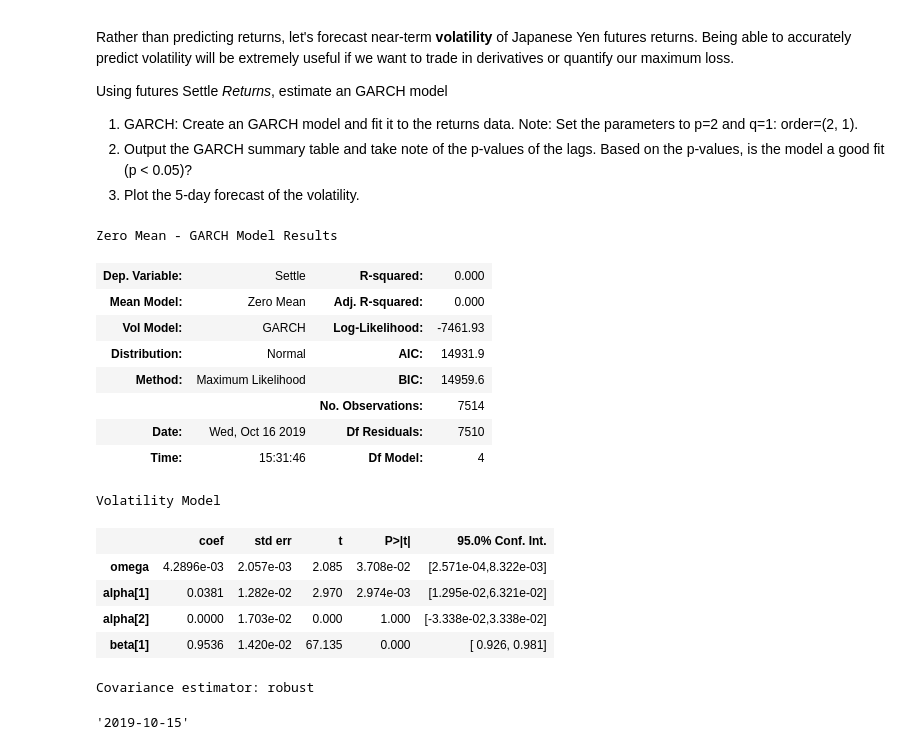
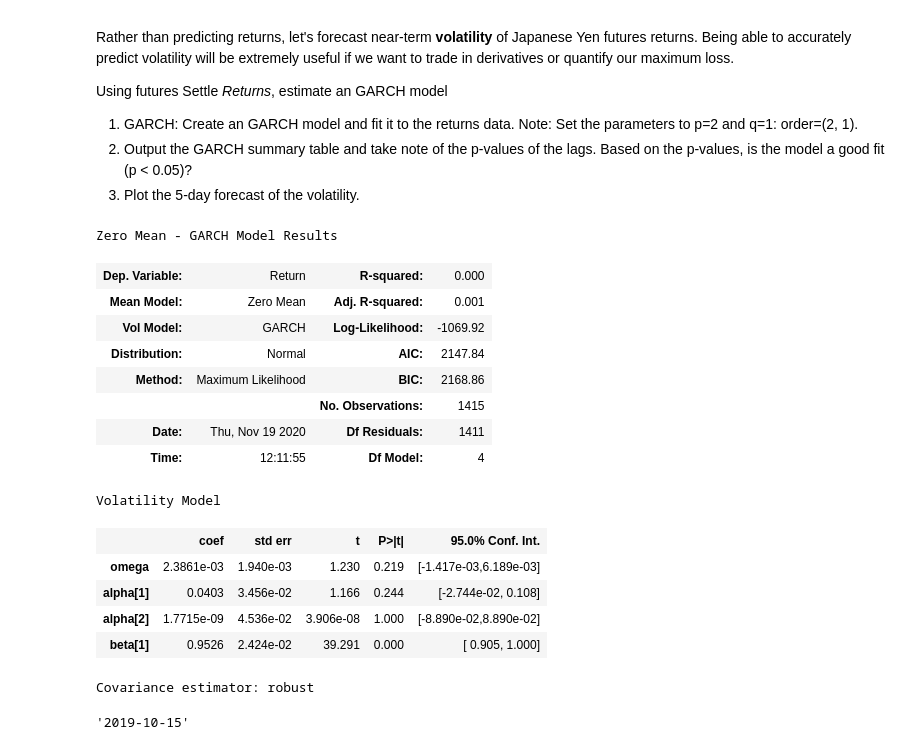
Before and after one commit to campbell8081/Unit10-TimeSeriesHW, a Jupyter notebook: time_series_analysis.ipynb, the cells around one changed output. Saved outputs shown, nothing was run; the diff lists cells and outputs as text; code cells hidden in the pictures.

```diff
--- a/time_series_analysis.ipynb
+++ b/time_series_analysis.ipynb
@@ -234,6 +234,9 @@ Using futures Settle *Returns*, estimate an GARCH model
 # %%
 import arch as arch
 from arch import arch_model
+# %%
+yen_futures['Return'] = yen_futures.Settle.pct_change() * 100
+yen_futures = yen_futures.replace(-np.inf, np.nan).dropna()
 # %%
 # Estimate a GARCH model:
 garch_model = arch_model(yen_futures.Return, mean="Zero", vol="GARCH", p=2, q=1)
@@ -241,23 +244,23 @@ garch_model = arch_model(yen_futures.Return, mean="Zero", vol="GARCH", p=2, q=1)
 garch_results = garch_model.fit(disp="off")
 # %%
 # Summarize the model results
-# YOUR CODE HERE!
+garch_results.summary()
 # %% [output]
 Zero Mean - GARCH Model Results
-| Dep. Variable: | Settle | R-squared: | 0.000 |
-| Mean Model: | Zero Mean | Adj. R-squared: | 0.000 |
-| Vol Model: | GARCH | Log-Likelihood: | -7461.93 |
-| Distribution: | Normal | AIC: | 14931.9 |
-| Method: | Maximum Likelihood | BIC: | 14959.6 |
-|  |  | No. Observations: | 7514 |
-| Date: | Wed, Oct 16 2019 | Df Residuals: | 7510 |
-| Time: | 15:31:46 | Df Model: | 4 |
+| Dep. Variable: | Return | R-squared: | 0.000 |
+| Mean Model: | Zero Mean | Adj. R-squared: | 0.001 |
+| Vol Model: | GARCH | Log-Likelihood: | -1069.92 |
+| Distribution: | Normal | AIC: | 2147.84 |
+| Method: | Maximum Likelihood | BIC: | 2168.86 |
+|  |  | No. Observations: | 1415 |
+| Date: | Thu, Nov 19 2020 | Df Residuals: | 1411 |
+| Time: | 12:11:55 | Df Model: | 4 |
 Volatility Model
 |  | coef | std err | t | P>|t| | 95.0% Conf. Int. |
-| omega | 4.2896e-03 | 2.057e-03 | 2.085 | 3.708e-02 | [2.571e-04,8.322e-03] |
-| alpha[1] | 0.0381 | 1.282e-02 | 2.970 | 2.974e-03 | [1.295e-02,6.321e-02] |
-| alpha[2] | 0.0000 | 1.703e-02 | 0.000 | 1.000 | [-3.338e-02,3.338e-02] |
-| beta[1] | 0.9536 | 1.420e-02 | 67.135 | 0.000 | [ 0.926, 0.981] |
+| omega | 2.3861e-03 | 1.940e-03 | 1.230 | 0.219 | [-1.417e-03,6.189e-03] |
+| alpha[1] | 0.0403 | 3.456e-02 | 1.166 | 0.244 | [-2.744e-02, 0.108] |
+| alpha[2] | 1.7715e-09 | 4.536e-02 | 3.906e-08 | 1.000 | [-8.890e-02,8.890e-02] |
+| beta[1] | 0.9526 | 2.424e-02 | 39.291 | 0.000 | [ 0.905, 1.000] |
 Covariance estimator: robust
 # %%
 # Find the last day of the dataset
```
Also changed, not shown: parts of 1 cell of this notebook.
